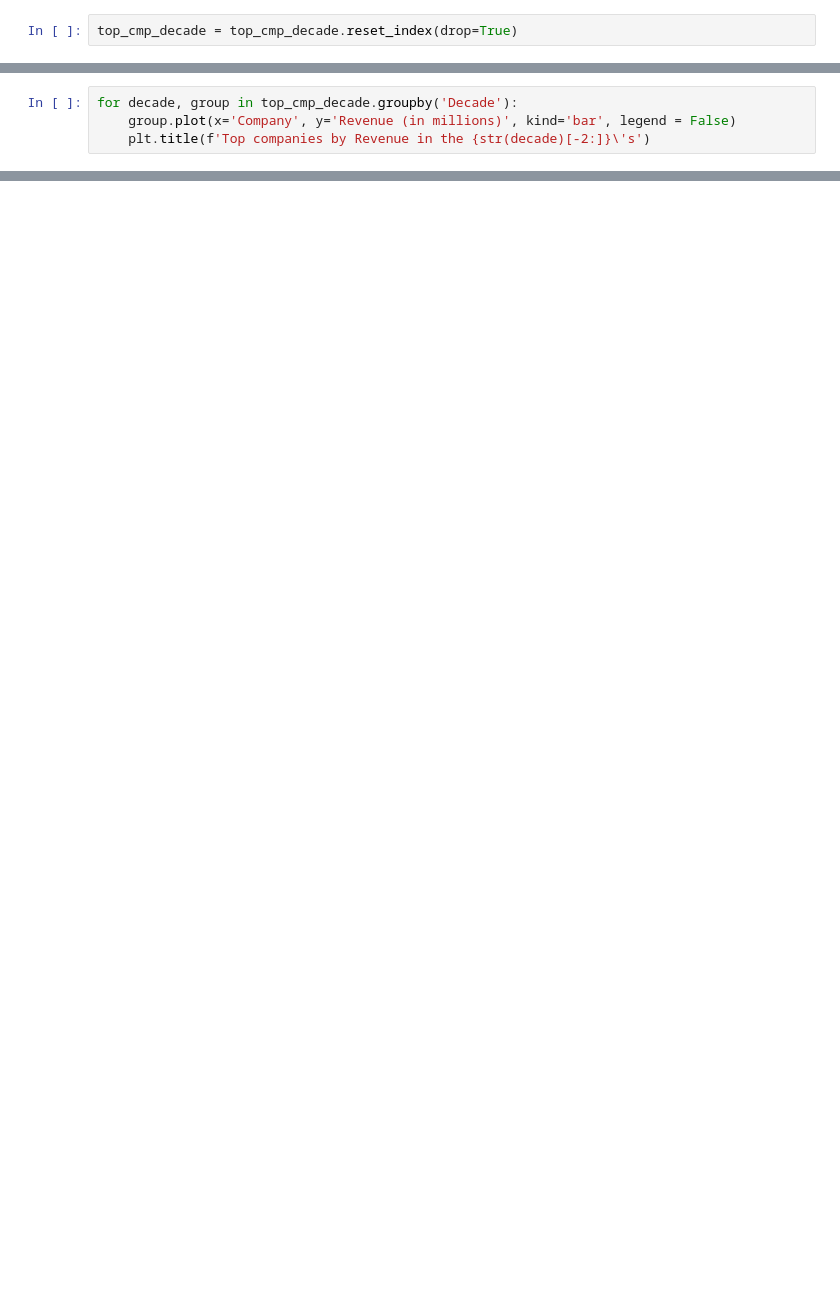
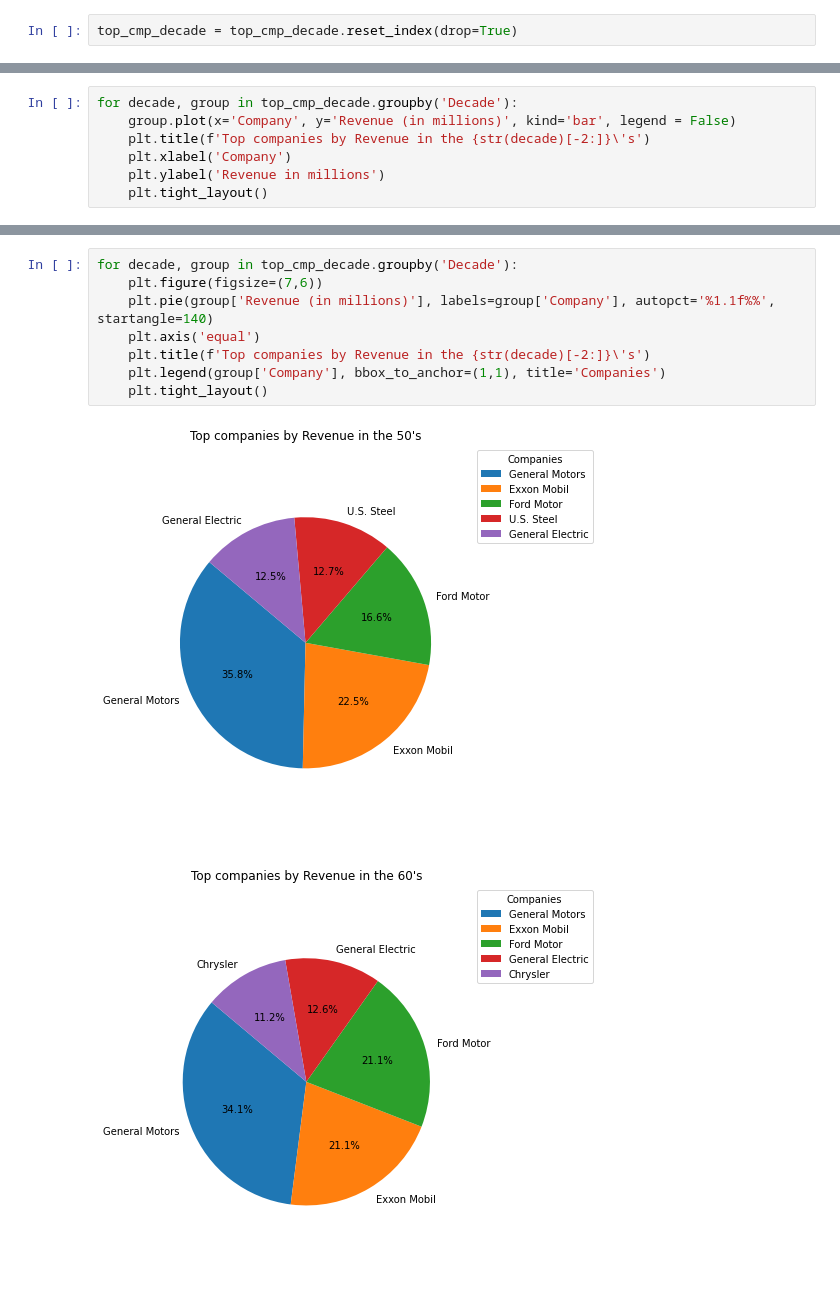
Before and after one commit to Rfg2048/DVC, a Jupyter notebook: DVC.ipynb, the cells around one changed output, grey strips where cells are left out. Drawn from its saved outputs; the diff is of its cells as text; blank space fills up the shorter version.

```diff
--- a/DVC.ipynb
+++ b/DVC.ipynb
@@ -81,3 +92,6 @@ top_cmp_decade
 for decade, group in top_cmp_decade.groupby('Decade'):
     group.plot(x='Company', y='Revenue (in millions)', kind='bar', legend = False)
     plt.title(f'Top companies by Revenue in the {str(decade)[-2:]}\'s')
+    plt.xlabel('Company')
+    plt.ylabel('Revenue in millions')
+    plt.tight_layout()
@@ -90,0 +100,11 @@ for decade, group in top_cmp_decade.groupby('Decade'):
+# %%
+for decade, group in top_cmp_decade.groupby('Decade'):
+    plt.figure(figsize=(7,6))
+    plt.pie(group['Revenue (in millions)'], labels=group['Company'], autopct='%1.1f%%', startangle=140)
+    plt.axis('equal')
+    plt.title(f'Top companies by Revenue in the {str(decade)[-2:]}\'s')
+    plt.legend(group['Company'], bbox_to_anchor=(1,1), title='Companies')
+    plt.tight_layout()
+# %% [output]
+[figure, added]
+[figure, added]
```
Also changed, not shown: parts of 13 cells of this notebook.
